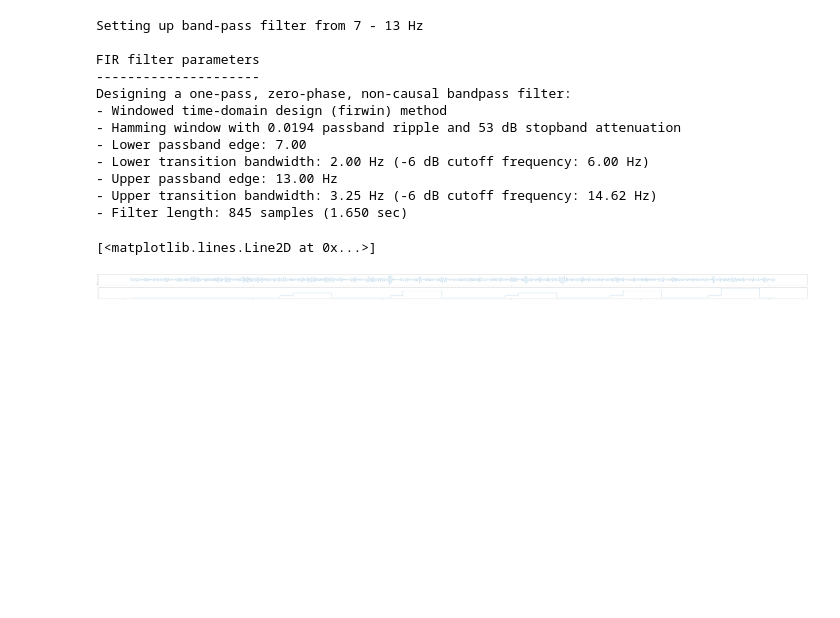
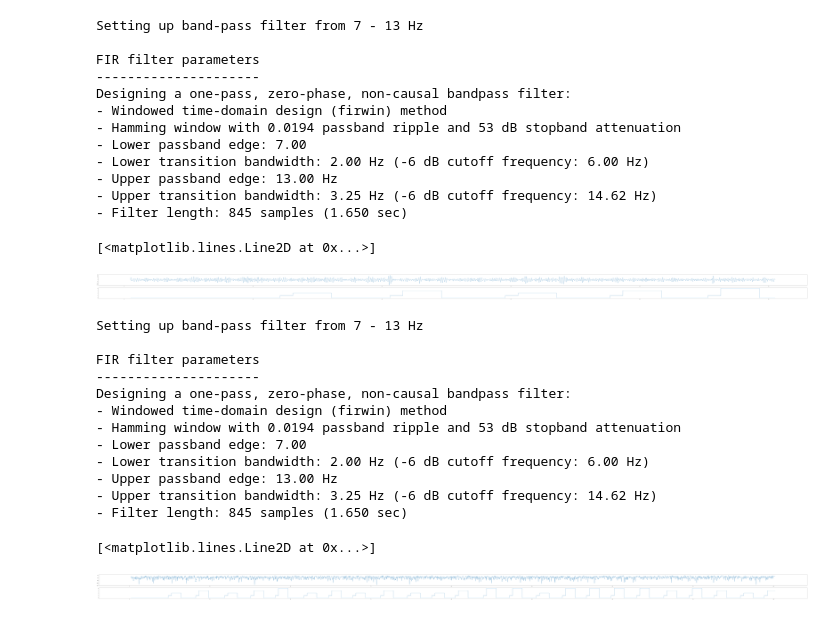
Before and after one commit to neurotechuoft/eeg-research, a Jupyter notebook: notebooks/erd-notebook.ipynb, the cells around one changed output. Drawn from its saved outputs; the diff is of its cells as text; code cells hidden in the pictures; blank space fills up the shorter version.

```diff
--- a/notebooks/erd-notebook.ipynb
+++ b/notebooks/erd-notebook.ipynb
@@ -135,3 +95,83 @@ Designing a one-pass, zero-phase, non-causal bandpass filter:
 - Filter length: 845 samples (1.650 sec)
 [<matplotlib.lines.Line2D at 0x...>]
 [figure]
+# %%
+from sklearn.preprocessing import normalize
+
+plt.rcParams['figure.figsize'] =  [200, 7]
+start = 250
+stop = int(s1_info['sfreq'] * 1.0)*200 + start
+data, t = s1_raw[s1_chs.index('C3')]
+filtered = mne.filter.filter_data(data[:, start:stop],s1_info['sfreq'], 7, 13)
+fig = plt.figure()
+WINDOW_SIZE = 20
+filtered /= np.std(filtered)
+# data2, t2 = s1_raw[s1_chs.index('Stim')]
+# plt.subplot(2,1,1)
+# plt.plot(t[start:stop],filtered.T)
+# plt.subplot(2,1,2)
+# plt.plot(t2[start:stop],data2.T[start:stop])
+# iterate over power spectrum
+powers = []
+# steps:
+# 1- windowing
+# 2- loop over all windows
+# 3- Get the average power spectrum
+def get_mu_average(signal, srate = 512):
+
+    freq_1_channel, psd_1_channel = biosppy.tools.power_spectrum(signal=signal,
+               sampling_rate=s1_info['sfreq'],
+               pad=None,
+               pow2=False,
+               decibel=True)
+    return biosppy.signals.tools.band_power(freq_1_channel,psd_1_channel,[7,13])
+filtered = filtered.T
+ind,vals = biosppy.signals.tools.windower(filtered,50,25,get_mu_average,kernel="hamming")
+# print(vals.shape)
+# 250
+# interpolate values array
+ind_extended = np.linspace(start,stop,num=(stop-start))
+vals_extended = np.interp(ind_extended,ind,vals[:,0])
+
+# ind_extended = np.interp(np.linspace(start,stop))
+# interpolation
+# ind_extended =
+
+# for i in range((stop-start)):
+#     freq_1_channel, psd_1_channel = biosppy.tools.power_spectrum(signal=filtered,
+#                    sampling_rate=s1_info['sfreq'],
+#                    pad=None,
+#                    pow2=False,
+#                    decibel=True)
+#     print(freq_1_channel)
+#     powers.append(psd_1_channel)
+
+# psd_1_channel has similar values in each index
+# Verify assumption
+for i in range(len(psd_1_channel)):
+    if not (np.equal(psd_1_channel[i],psd_1_channel[i,0]).all()):
+        print("shit")
+# plt.plot(freq_1_channel, psd_1_channel[:, 0])
+# print(len(powers))
+# plt.plot(powers)
+plt.subplot(2,1,1)
+plt.plot(t[start:stop,],vals_extended)
+
+plt.subplot(2,1,2)
+data2, t2 = s1_raw[s1_chs.index('Stim')]
+plt.plot(t2[start:stop,], data2[:,start:stop].T)
+# %% [output]
+Setting up band-pass filter from 7 - 13 Hz
+
+FIR filter parameters
+---------------------
+Designing a one-pass, zero-phase, non-causal bandpass filter:
+- Windowed time-domain design (firwin) method
+- Hamming window with 0.0194 passband ripple and 53 dB stopband attenuation
+- Lower passband edge: 7.00
+- Lower transition bandwidth: 2.00 Hz (-6 dB cutoff frequency: 6.00 Hz)
+- Upper passband edge: 13.00 Hz
+- Upper transition bandwidth: 3.25 Hz (-6 dB cutoff frequency: 14.62 Hz)
+- Filter length: 845 samples (1.650 sec)
+[<matplotlib.lines.Line2D at 0x...>]
+[figure, added]
```
Also changed, not shown: parts of 5 cells of this notebook, 1 other file.
